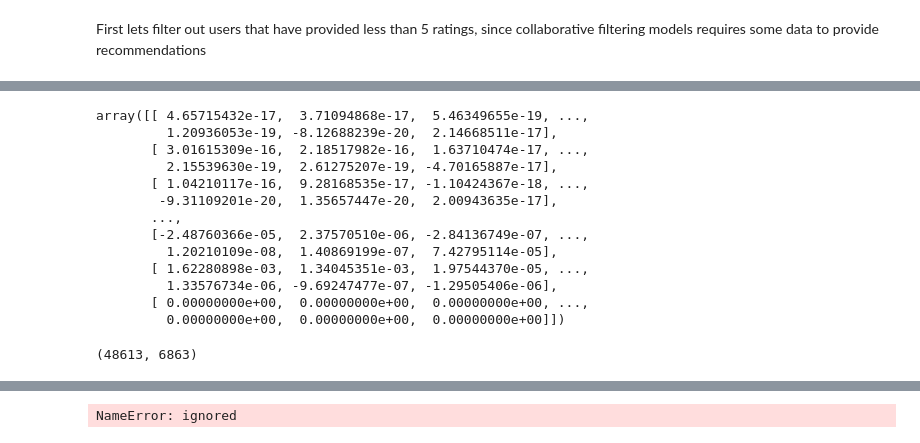
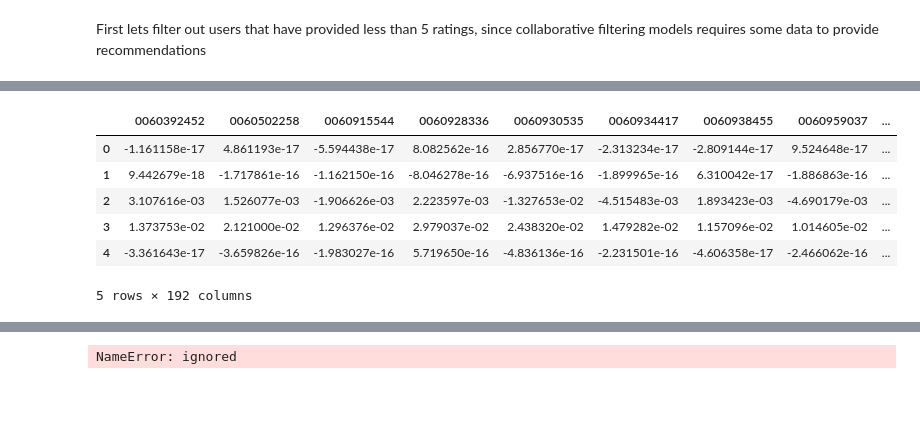
Before and after one commit to pvanand07/Book-Recommendation-System, a Jupyter notebook: Book_Recommendation_System.ipynb, the cells around one changed output, grey strips where cells are left out. Saved outputs shown, nothing was run; the diff lists cells and outputs as text; code cells hidden in the pictures; blank space fills up the shorter version.

```diff
--- a/Book_Recommendation_System.ipynb
+++ b/Book_Recommendation_System.ipynb
@@ -436,18 +409,7 @@ print(U.shape, sigma.shape, Vt.shape)
 sigma = np.diag(sigma)
 # %%
 all_user_predicted_ratings = np.dot(np.dot(U, sigma), Vt)
-all_user_predicted_ratings
+# covert output to a dataframe
+all_user_predicted_ratings =pd.DataFrame(all_user_predicted_ratings, columns=pivot_matrix_df.columns, index=pivot_matrix_df.index)
-# %% [output]
-array([[ 4.65715432e-17,  3.71094868e-17,  5.46349655e-19, ...,
-         1.20936053e-19, -8.12688239e-20,  2.14668511e-17],
-       [ 3.01615309e-16,  2.18517982e-16,  1.63710474e-17, ...,
-         2.15539630e-19,  2.61275207e-19, -4.70165887e-17],
-       [ 1.04210117e-16,  9.28168535e-17, -1.10424367e-18, ...,
-        -9.31109201e-20,  1.35657447e-20,  2.00943635e-17],
-       ...,
-       [-2.48760366e-05,  2.37570510e-06, -2.84136749e-07, ...,
-         1.20210109e-08,  1.40869199e-07,  7.42795114e-05],
-       [ 1.62280898e-03,  1.34045351e-03,  1.97544370e-05, ...,
-         1.33576734e-06, -9.69247477e-07, -1.29505406e-06],
-       [ 0.00000000e+00,  0.00000000e+00,  0.00000000e+00, ...,
-         0.00000000e+00,  0.00000000e+00,  0.00000000e+00]])
+# %%
+all_user_predicted_ratings = pd.read_csv('all_user_predicted_ratings.csv')
@@ -454,4 +418,10 @@ array([[ 4.65715432e-17,  3.71094868e-17,  5.46349655e-19, ...,
 # %%
-all_user_predicted_ratings.shape
+all_user_predicted_ratings.head()
 # %% [output]
+|  | 0060392452 | 0060502258 | 0060915544 | 0060928336 | 0060930535 | 0060934417 | 0060938455 | 0060959037 | ... |
+| 0 | -1.161158e-17 | 4.861193e-17 | -5.594438e-17 | 8.082562e-16 | 2.856770e-17 | -2.313234e-17 | -2.809144e-17 | 9.524648e-17 | ... |
+| 1 | 9.442679e-18 | -1.717861e-16 | -1.162150e-16 | -8.046278e-16 | -6.937516e-16 | -1.899965e-16 | 6.310042e-17 | -1.886863e-16 | ... |
+| 2 | 3.107616e-03 | 1.526077e-03 | -1.906626e-03 | 2.223597e-03 | -1.327653e-02 | -4.515483e-03 | 1.893423e-03 | -4.690179e-03 | ... |
+| 3 | 1.373753e-02 | 2.121000e-02 | 1.296376e-02 | 2.979037e-02 | 2.438320e-02 | 1.479282e-02 | 1.157096e-02 | 1.014605e-02 | ... |
+| 4 | -3.361643e-17 | -3.659826e-16 | -1.983027e-16 | 5.719650e-16 | -4.836136e-16 | -2.231501e-16 | -4.606358e-17 | -2.466062e-16 | ... |
-(48613, 6863)
+5 rows × 192 columns
```
Also changed, not shown: parts of 23 cells of this notebook.
